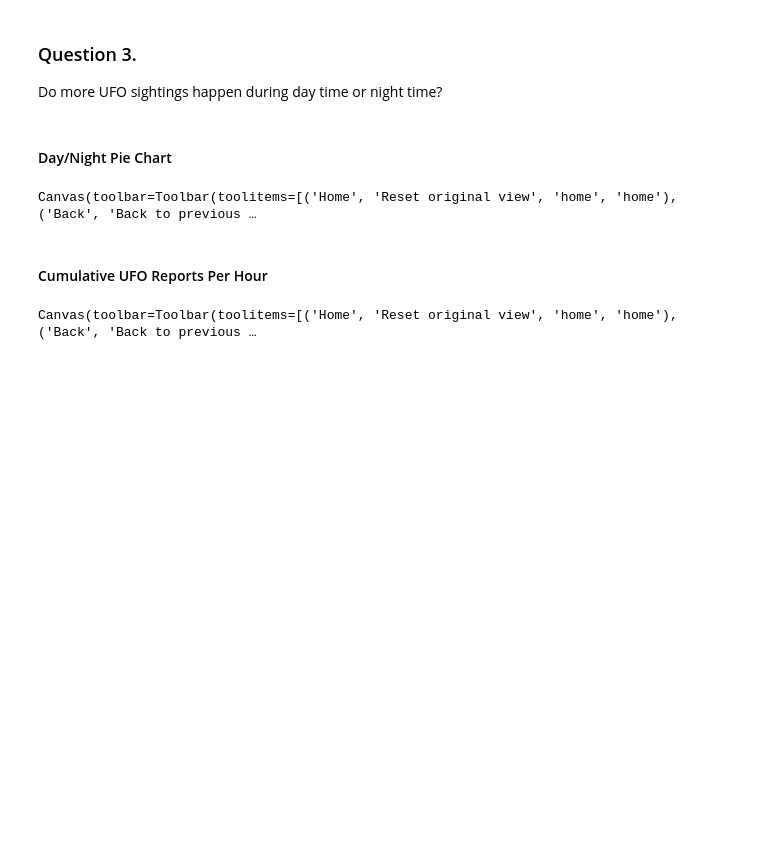
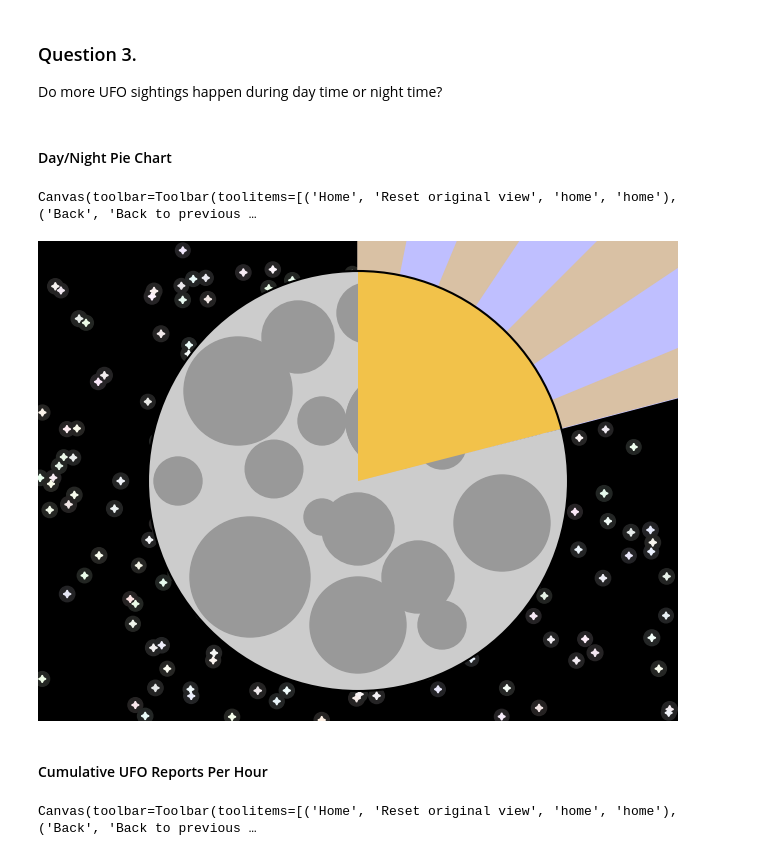
Before and after one commit to LinkWentz/UFO-Report-2021, a Jupyter notebook: Data Exploration.ipynb, the cells around one changed output. Cells and saved outputs as stored; diff of their text form; code cells hidden in the pictures; blank space fills up the shorter version.

```diff
--- a/Data Exploration.ipynb
+++ b/Data Exploration.ipynb
@@ -966,5 +995,9 @@ for ray in rays:
 # %% [output]
 Canvas(toolbar=Toolbar(toolitems=[('Home', 'Reset original view', 'home', 'home'), ('Back', 'Back to previous …
+# %%
+display.Image("Plots/5 - Day v Night Sightings.png")
+# %% [output]
+[figure, added]
 # %% [markdown]
 #### Cumulative UFO Reports Per Hour
 # %%
```
Also changed, not shown: parts of 14 cells of this notebook.
